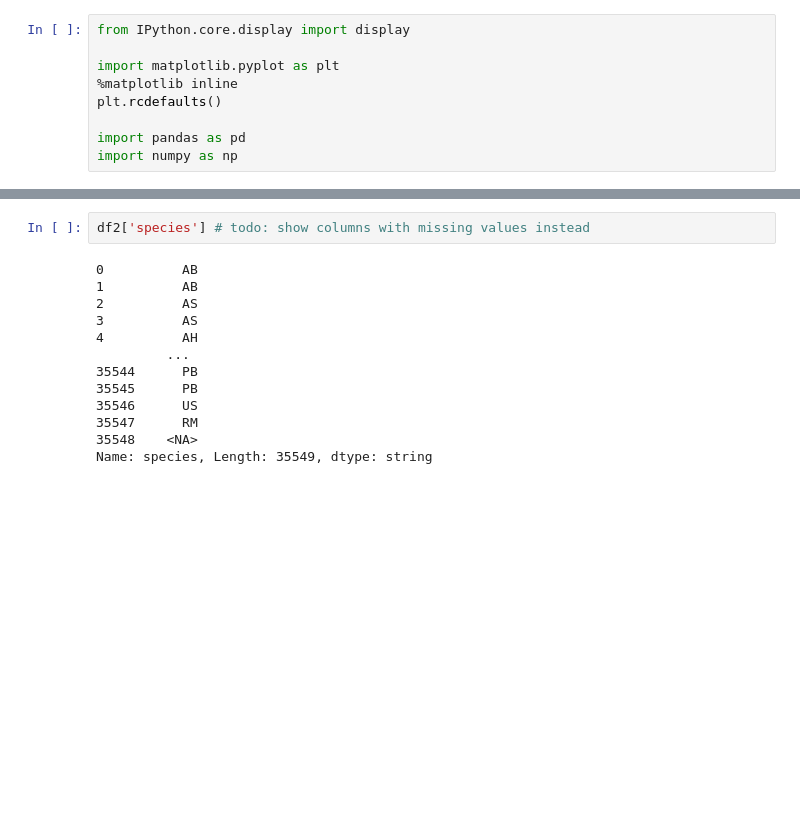
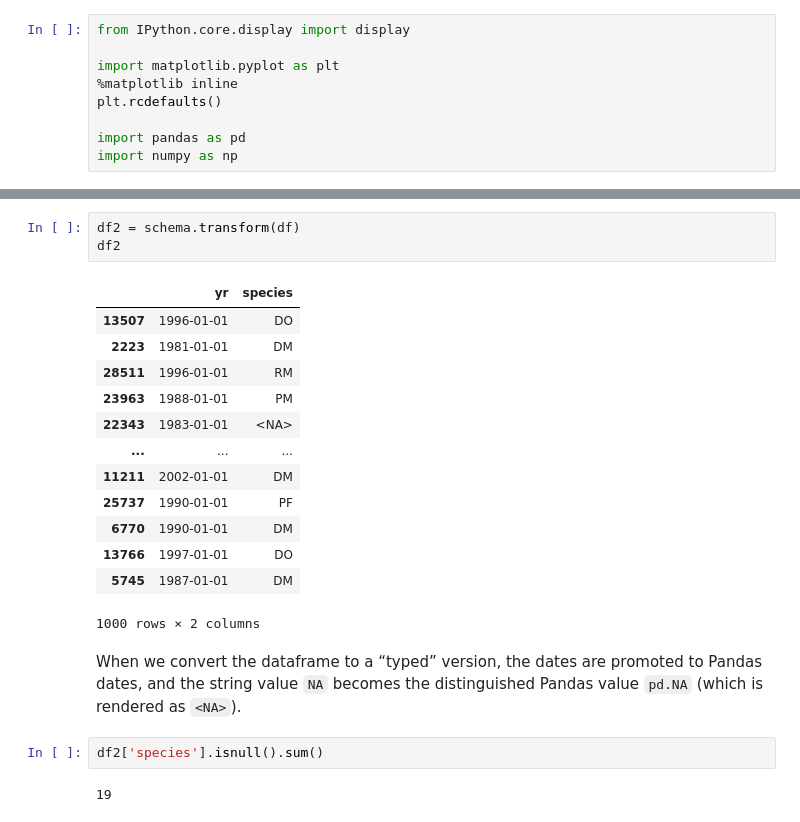
Before and after one commit to alan-turing-institute/ptype, a Jupyter notebook: notebooks/incorrect-missing-data.ipynb, the cells around one changed output, grey strips where cells are left out. Saved outputs shown, nothing was run; the diff lists cells and outputs as text; blank space fills up the shorter version.

```diff
--- a/notebooks/incorrect-missing-data.ipynb
+++ b/notebooks/incorrect-missing-data.ipynb
@@ -62,15 +50,23 @@ df2
-# %%
-df2['species'] # todo: show columns with missing values instead
-# %% [output]
-0          AB
-1          AB
-2          AS
-3          AS
-4          AH
-         ...
-35544      PB
-35545      PB
-35546      US
-35547      RM
-35548    <NA>
-Name: species, Length: 35549, dtype: string
+# %%
+df2 = schema.transform(df)
+df2
+# %% [output]
+|  | yr | species |
+| 13507 | 1996-01-01 | DO |
+| 2223 | 1981-01-01 | DM |
+| 28511 | 1996-01-01 | RM |
+| 23963 | 1988-01-01 | PM |
+| 22343 | 1983-01-01 | <NA> |
+| ... | ... | ... |
+| 11211 | 2002-01-01 | DM |
+| 25737 | 1990-01-01 | PF |
+| 6770 | 1990-01-01 | DM |
+| 13766 | 1997-01-01 | DO |
+| 5745 | 1987-01-01 | DM |
+1000 rows × 2 columns
+# %% [markdown]
+When we convert the dataframe to a “typed” version, the dates are promoted to Pandas dates, and the string value `NA` becomes the distinguished Pandas value `pd.NA` (which is rendered as `<NA>`).
+# %%
+df2['species'].isnull().sum()
+# %% [output]
+19
```
Also changed, not shown: parts of 23 cells of this notebook, 1 other file.
